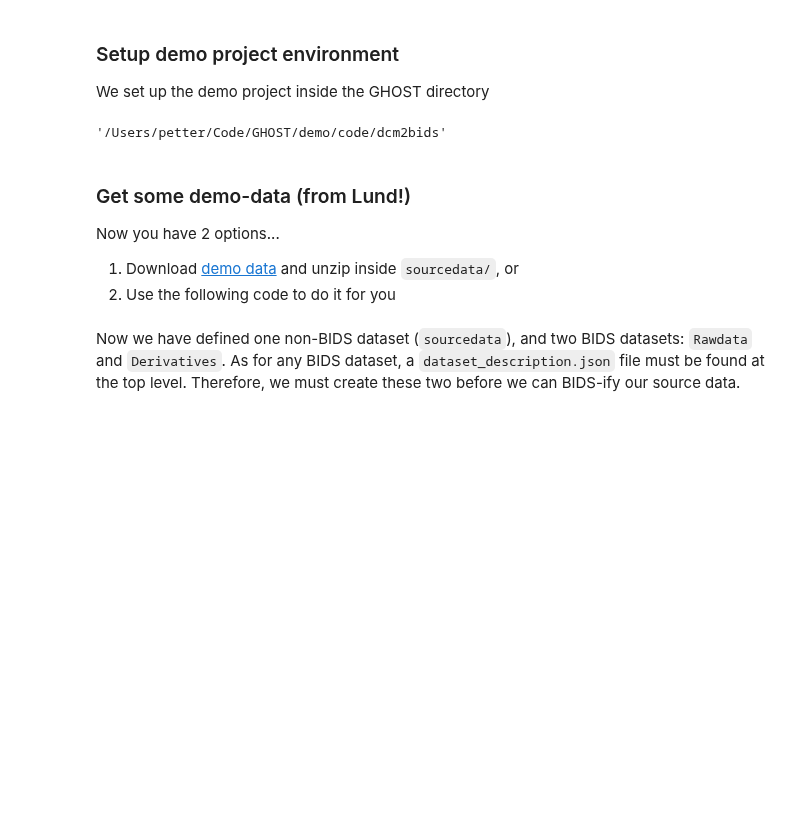
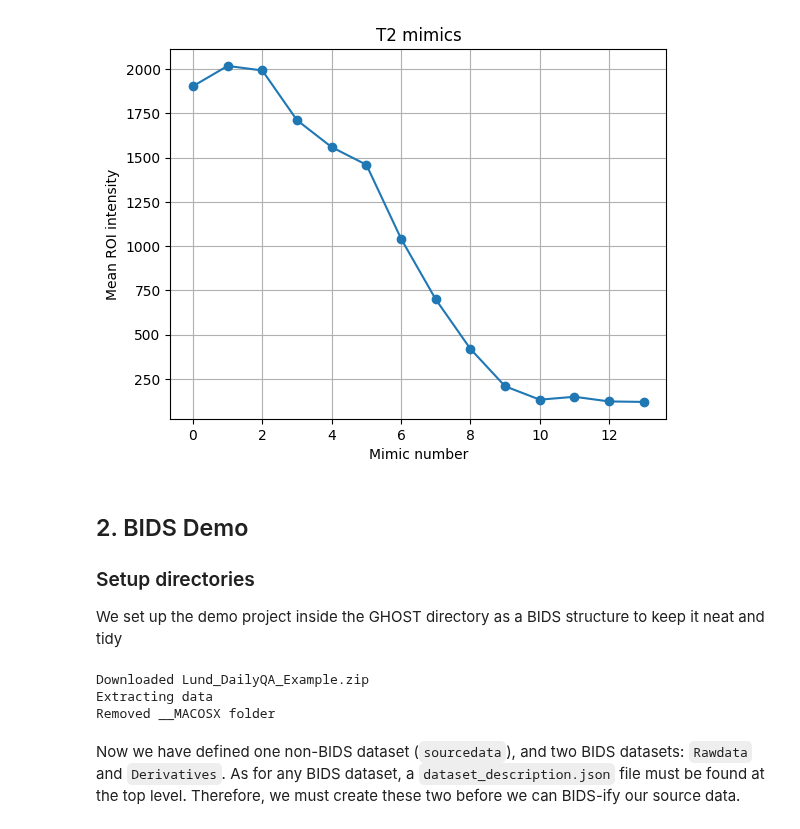
Before and after one commit to UNITY-Physics/fw-ghostStats, a Jupyter notebook: demo.ipynb, the cells around one changed output. Cells and saved outputs as stored; diff of their text form; code cells hidden in the pictures; blank space fills up the shorter version.

```diff
--- a/demo.ipynb
+++ b/demo.ipynb
@@ -9,26 +104,40 @@ from ghost.bids import *
+# %%
+# Extract ROI values in a simple way
+T2_roi_vals = []
+n_mimics = int(np.max(T2mask[T2mask>0]))
+for i in range(1, n_mimics+1): # ROIs start with 1
+    T2_roi_vals.append(np.mean(img[T2mask == i]))
+
+plt.style.use('default')
+plt.figure()
+plt.plot(T2_roi_vals, 'o-')
+plt.xlabel('Mimic number')
+plt.ylabel('Mean ROI intensity')
+plt.title('T2 mimics')
+plt.grid()
+plt.show()
+# %% [output]
+[figure, added]
 # %% [markdown]
-### Setup demo project environment
-We set up the demo project inside the GHOST directory
+## 2. BIDS Demo
+### Setup directories
+We set up the demo project inside the GHOST directory as a BIDS structure to keep it neat and tidy
 # %%
-# setup demo path to demonstration
-demo_dir=f'{GHOSTDIR}/demo'
+demo_dir=f'{ghost_path()}/demo/bids'
 os.makedirs(demo_dir, exist_ok=True)
-os.environ['PROJECT_DIR'] = demo_dir # Set environment variable for use in other scripts
+os.environ['PROJECT_DIR'] = demo_dir    # Used later in the BIDS analysis
 
-# raise scaffold to support BIDS structure
+# Create BIDS directory structure
 folders=['code', 'sourcedata', 'rawdata', 'derivatives']
 for folder in folders:
     os.makedirs(os.path.join(demo_dir,folder), exist_ok=True)
 
 # put needful code in place (turns messy DICOM directory into sparkling BIDS structure)
-shutil.copytree(f'{GHOSTDIR}/dcm2bids', os.path.join(demo_dir,'code/dcm2bids'), dirs_exist_ok=True)
+shutil.copytree(f'{ghost_path()}/dcm2bids', os.path.join(demo_dir,'code/dcm2bids'), dirs_exist_ok=True)
+
+download_zip('https://www.dropbox.com/s/p0uzg47wppknpyg/LUND_DailyQA_demo.zip?dl=1',
+             f'{demo_dir}/sourcedata', 'Lund_DailyQA_Example.zip')
 # %% [output]
-'/Users/petter/Code/GHOST/demo/code/dcm2bids'
+Downloaded Lund_DailyQA_Example.zip
+Extracting data
+Removed __MACOSX folder
-# %% [markdown]
-
-### Get some demo-data (from Lund!)
-
-Now you have 2 options...
-
-1. Download [demo data](https://www.dropbox.com/s/e4lasb3xi1ryed0/Lund_DailyQA_Example.zip?dl=1) and unzip inside `sourcedata/`, or
-2. Use the following code to do it for you
```
Also changed, not shown: parts of 17 cells of this notebook, 7 other files.
